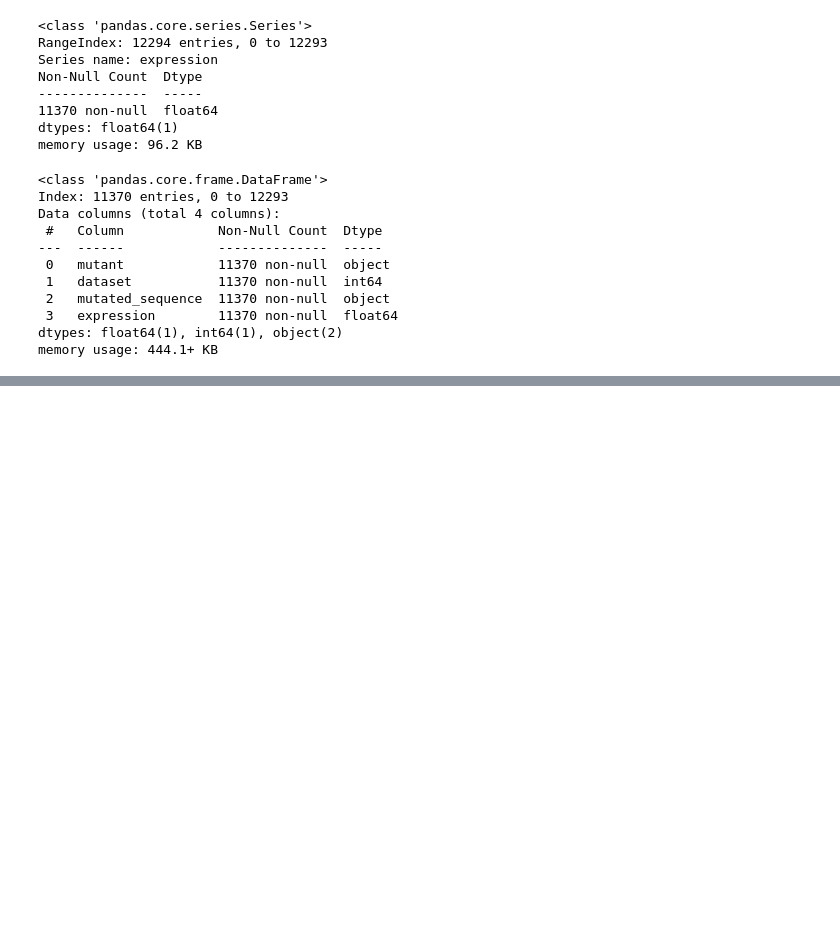
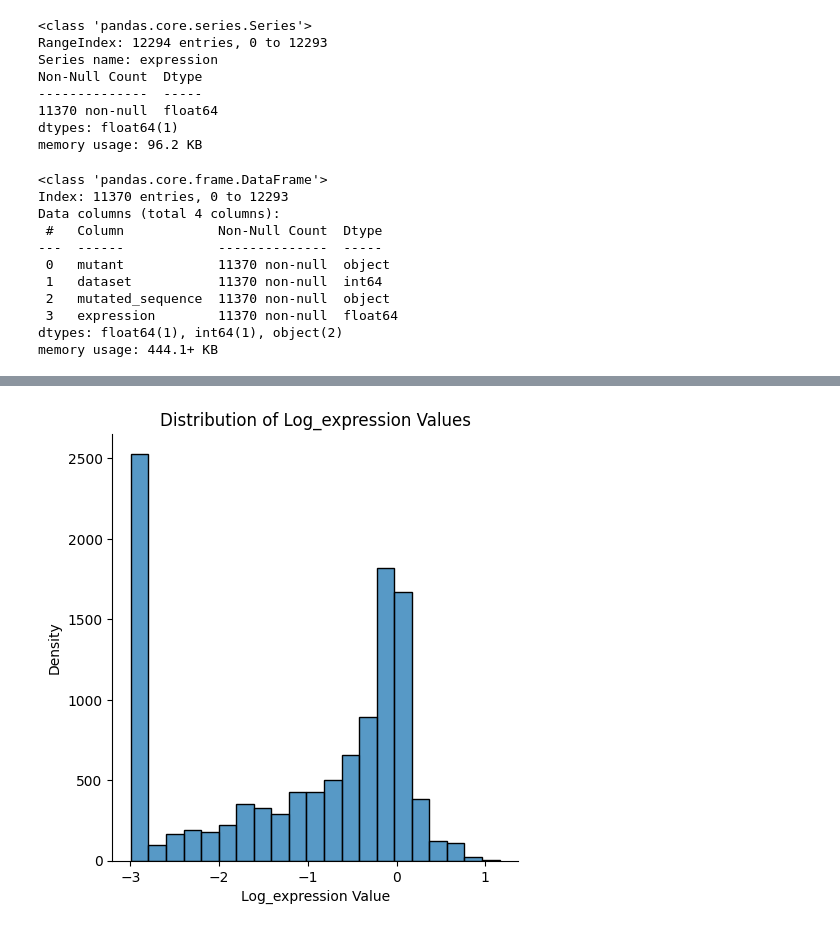
Before and after one commit to FabioHerrera97/Protein_Engineering_Code_Center, a Jupyter notebook: Tutorials/Prepare_and_Explore_data.ipynb, the cells around one changed output, grey strips where cells are left out. Cells and saved outputs as stored; diff of their text form; code cells hidden in the pictures; blank space fills up the shorter version.

```diff
--- a/Tutorials/Prepare_and_Explore_data.ipynb
+++ b/Tutorials/Prepare_and_Explore_data.ipynb
@@ -42,0 +62,10 @@ memory usage: 444.1+ KB
+# %%
+import seaborn as sns
+
+sns.displot(data['Log_expression'])
+plt.xlabel('Log_expression Value')
+plt.ylabel('Density')
+plt.title('Distribution of Log_expression Values')
+plt.show()
+# %% [output]
+[figure, added]
```
Also changed, not shown: parts of 3 cells of this notebook, 1 other file.
